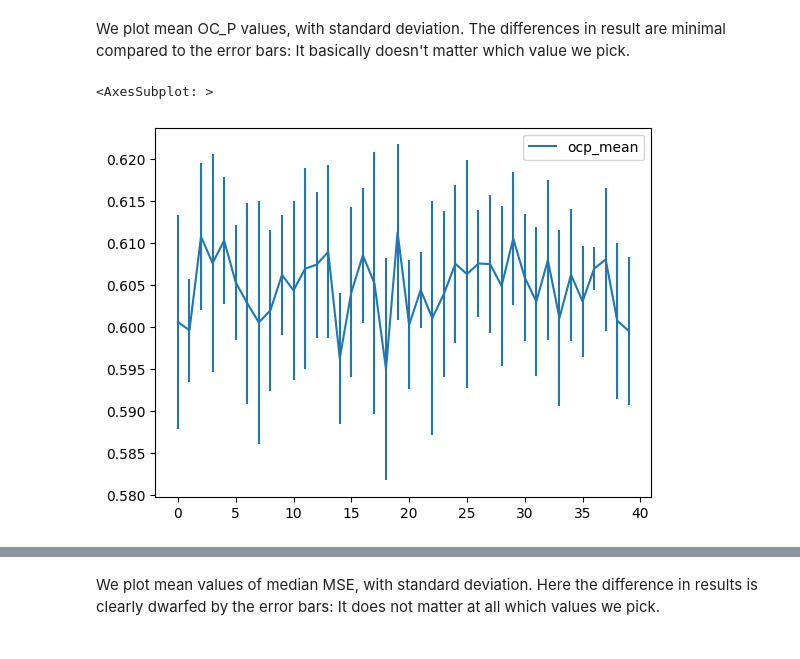
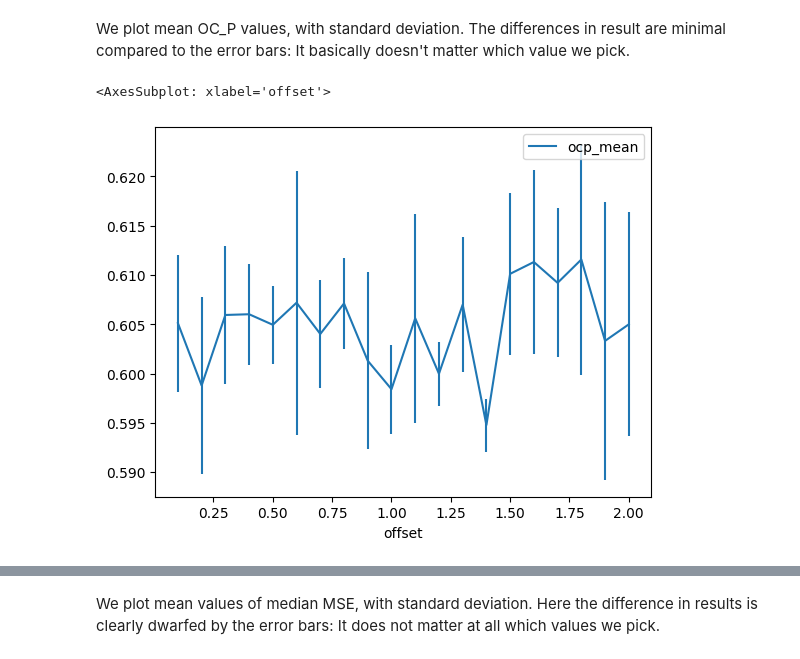
Before and after one commit to mariannaapi/interpretable-dimensions, a Jupyter notebook: grand_hyper.ipynb, the cells around one changed output, grey strips where cells are left out. Saved outputs shown, nothing was run; the diff lists cells and outputs as text; code cells hidden in the pictures.

```diff
--- a/grand_hyper.ipynb
+++ b/grand_hyper.ipynb
@@ -118,14 +119,16 @@ def crossvalidation(filenames, method, word_vectors, grandratings_dir, grandfeat
 
                 elif method["method"] == "fitted":
                     dimension, weight, bias = compute_dim.dimension_fitted_fromratings(vec_train, gold_train,
-                                                                                       method["feature_dim"])
+                                                                                       method["feature_dim"],
+                                                                                       random_seed = random_seed)
                     df["Pred"] = compute_dim.predict_coord_fromline(all_thisdata_vectors, dimension, weight, bias)
 
                 elif method["method"] == "fitted_seedwords":
                     dimension, weight, bias = compute_dim.dimension_fitted_fromratings_seedwords(vec_train, gold_train,
                                                                     method["feature_dim"],
                                                                     pos_seedwords, neg_seedwords, word_vectors,
-                                                                    offset = method["offset"], jitter = method["jitter"])
+                                                                    offset = method["offset"], jitter = method["jitter"],
+                                                                    random_seed = random_seed)
                     df["Pred"] = compute_dim.predict_coord_fromline(all_thisdata_vectors, dimension, weight, bias)
 
                 elif method["method"] == "fitted_seeddims":
@@ -133,7 +136,8 @@ def crossvalidation(filenames, method, word_vectors, grandratings_dir, grandfeat
                                                                     method["feature_dim"],
                                                                     pos_seedwords, neg_seedwords, word_vectors,
                                                                     do_average = method["do_average"],
-                                                                    alpha = method["alpha"])
+                                                                    alpha = method["alpha"],
+                                                                    random_seed = random_seed)
                     df["Pred"] = compute_dim.predict_coord_fromline(all_thisdata_vectors, dimension, weight, bias)
 
                 elif method["method"] == "combined":
@@ -142,22 +146,8 @@ def crossvalidation(filenames, method, word_vectors, grandratings_dir, grandfeat
                                                                     pos_seedwords, neg_seedwords, word_vectors,
                                                                     offset = method["offset"], jitter = method["jitter"],
                                                                     do_average = method["do_average"],
-                                                                    alpha = method["alpha"])
-                    df["Pred"] = compute_dim.predict_coord_fromline(all_thisdata_vectors, dimension, weight, bias)
-
-                elif method["method"] == "attseed":
-                    dimension, weight, bias, _ = compute_dim.dimension_fitted_fromratings_attseeddims(vec_train, gold_train,
-                                                                    method["feature_dim"],
-                                                                    pos_seedwords, neg_seedwords, word_vectors,
-                                                                    alpha = method["alpha"])
-                    df["Pred"] = compute_dim.predict_coord_fromline(all_thisdata_vectors, dimension, weight, bias)
-
-                elif method["method"] == "attcombined":
-                    dimension, weight, bias, _ = compute_dim.dimension_fitted_fromratings_attcombined(vec_train, gold_train,
-                                                                    method["feature_dim"],
-                                                                    pos_seedwords, neg_seedwords, word_vectors,
-                                                                    offset = method["offset"], jitter = method["jitter"],
-                                                                    alpha = method["alpha"])
+                                                                    alpha = method["alpha"],
+                                                                    random_seed = random_seed)
                     df["Pred"] = compute_dim.predict_coord_fromline(all_thisdata_vectors, dimension, weight, bias)
 
                 else:
@@ -201,13 +191,15 @@ def ocp_mse_crossvalidation_readoff(evals):
     mse_stdev = [ ]
     mse_med = [ ]
     for ekey, es in bydataset_eval.items():
-        os = [e["ocp"] for e in es]
-        ms = [e["mse"] for m in es]
-        ocp_mean.append( statistics.mean(os) )
-        ocp_stdev.append( statistics.stdev(os))
-        mse_mean.append( statistics.mean(ms) )
-        mse_stdev.append( statistics.stdev(ms))
-        mse_med.append( statistics.median(ms))
+        os = [e["ocp"] for e in es if e["ocp"] is not None]
+        ms = [e["mse"] for m in es if e["mse"] is not None]
+        if len(os) > 0:
+            ocp_mean.append( statistics.mean(os) )
+            ocp_stdev.append( statistics.stdev(os))
+        if len(ms) > 0:
+            mse_mean.append( statistics.mean(ms) )
+            mse_stdev.append( statistics.stdev(ms))
+            mse_med.append( statistics.median(ms))
 
 
     return (statistics.mean(ocp_mean), statistics.mean(ocp_stdev),
@@ -301,8 +292,8 @@ We plot mean OC_P values, with standard deviation. The differences in result are
 # %%
 %matplotlib inline
 df = pd.DataFrame(rnew)
-df[df.j == False].plot(y = "ocp_mean", yerr = "ocp_mean_sd")
+df[df.j == False].plot(y = "ocp_mean",x = "offset", yerr = "ocp_mean_sd")
 # %% [output]
-<AxesSubplot: >
+<AxesSubplot: xlabel='offset'>
-[figure, old version]
+[figure, new version]
 # %%
```
Also changed, not shown: parts of 67 cells of this notebook, 1 other file.
